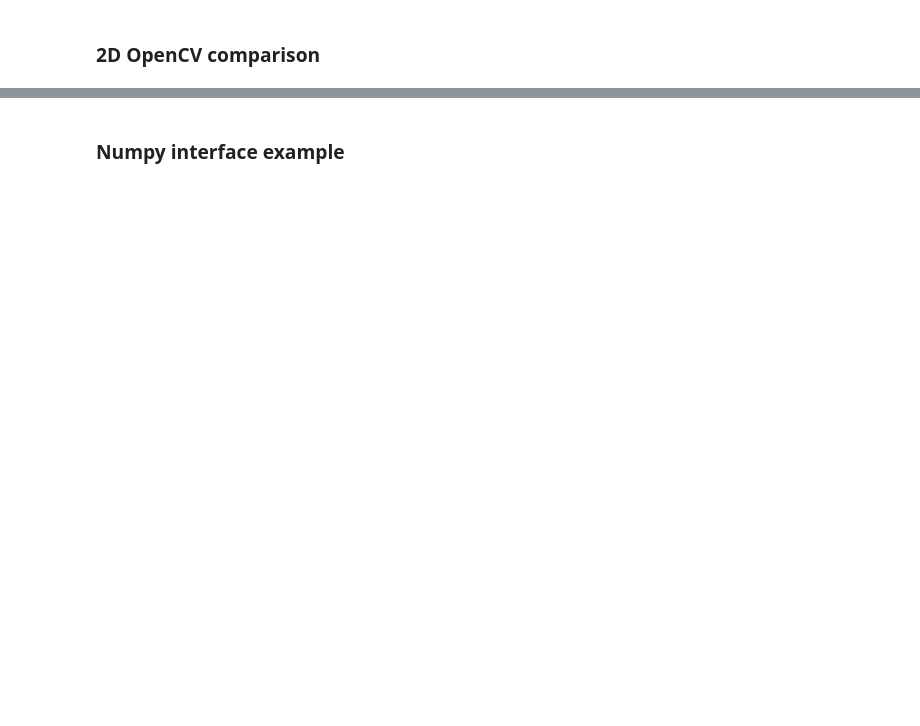
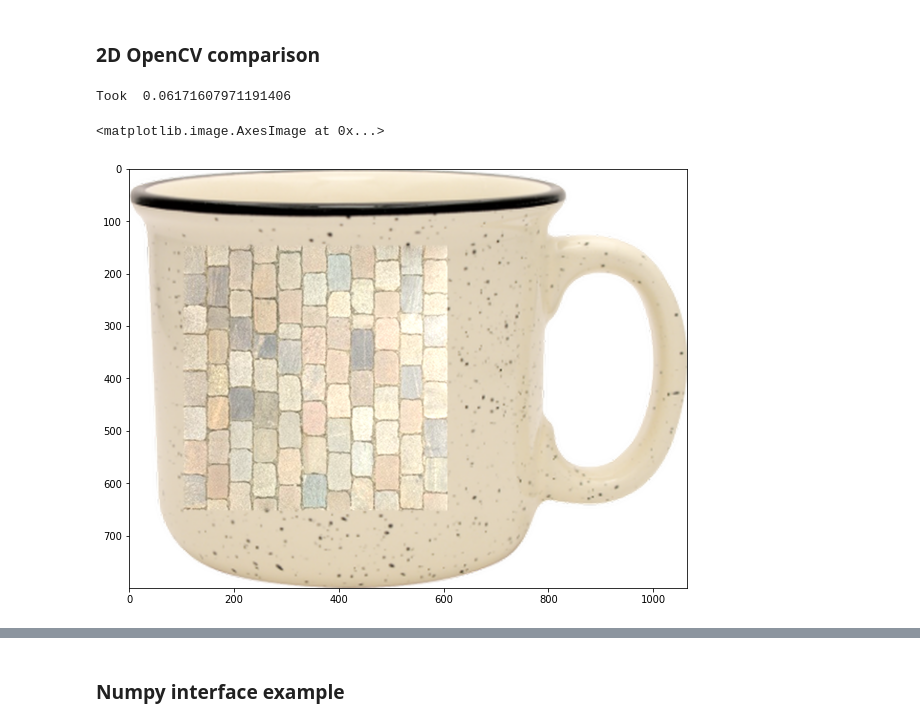
Before and after one commit to matt-baugh/pytorch-poisson-image-editing, a Jupyter notebook: examples.ipynb, the cells around one changed output, grey strips where cells are left out. Saved outputs shown, nothing was run; the diff lists cells and outputs as text; code cells hidden in the pictures; blank space fills up the shorter version.

```diff
--- a/examples.ipynb
+++ b/examples.ipynb
@@ -85,20 +125,25 @@ print('Took ', time() - start)
 # %%
 import cv2
 
 cv_img_1 = np.array(img_1)
 cv_img_2 = np.array(TF.resize(img_2, [512, 512]))
 cv_mask = mask.numpy().astype(np.uint8) * 255
 cv_centre_coord = (corner_coord.numpy() + np.array(cv_mask.shape) // 2)
 
 start = time()
 cv_res = cv2.seamlessClone(cv_img_2,
                            cv_img_1,
                            cv_mask,
                            tuple(cv_centre_coord[::-1]),
                            cv2.NORMAL_CLONE)
 print('Took ', time() - start)
 
+plt.figure(figsize=(10, 8))
 plt.imshow(cv_res)
+# %% [output]
+Took  0.06171607971191406
+<matplotlib.image.AxesImage at 0x...>
+[figure, added]
 # %%
 cv_diff = np.abs(cv_img_1.astype(int) - cv_res.astype(int))
 print(np.max(cv_diff))
```
Also changed, not shown: parts of 31 cells of this notebook, 2 other files.
